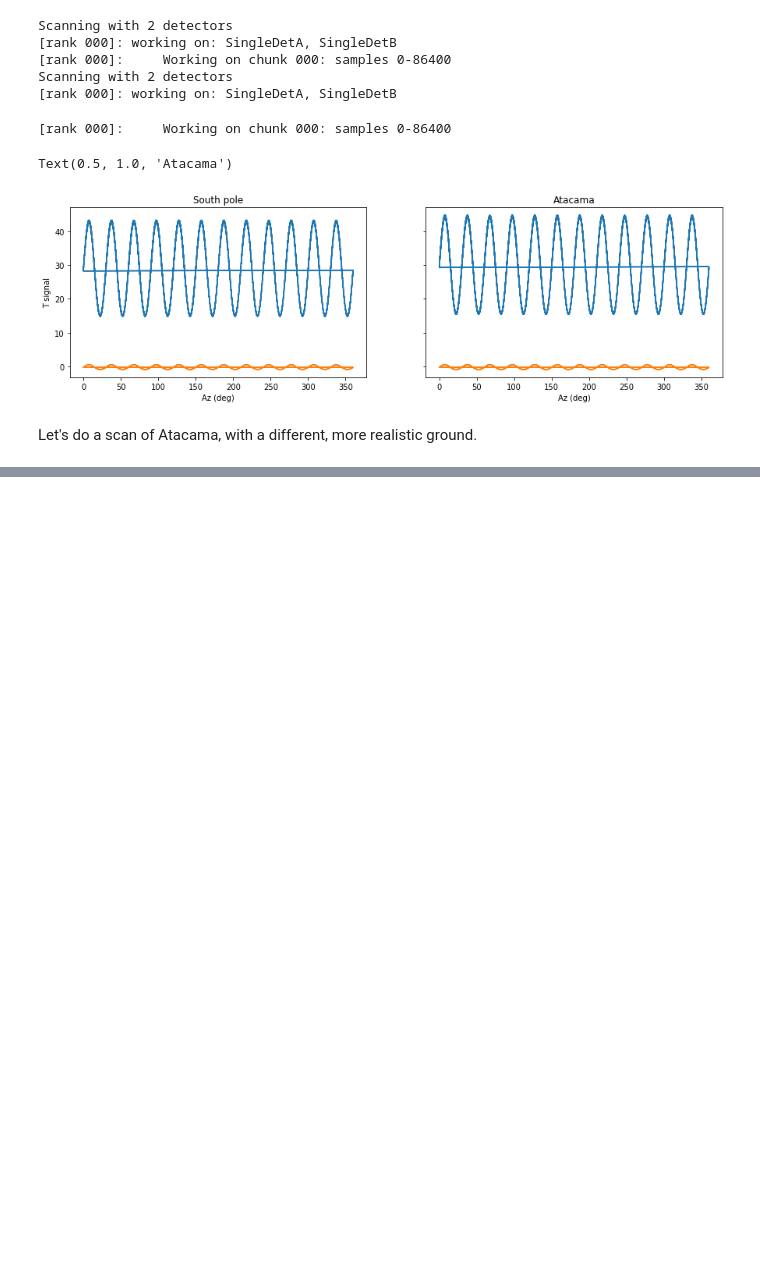
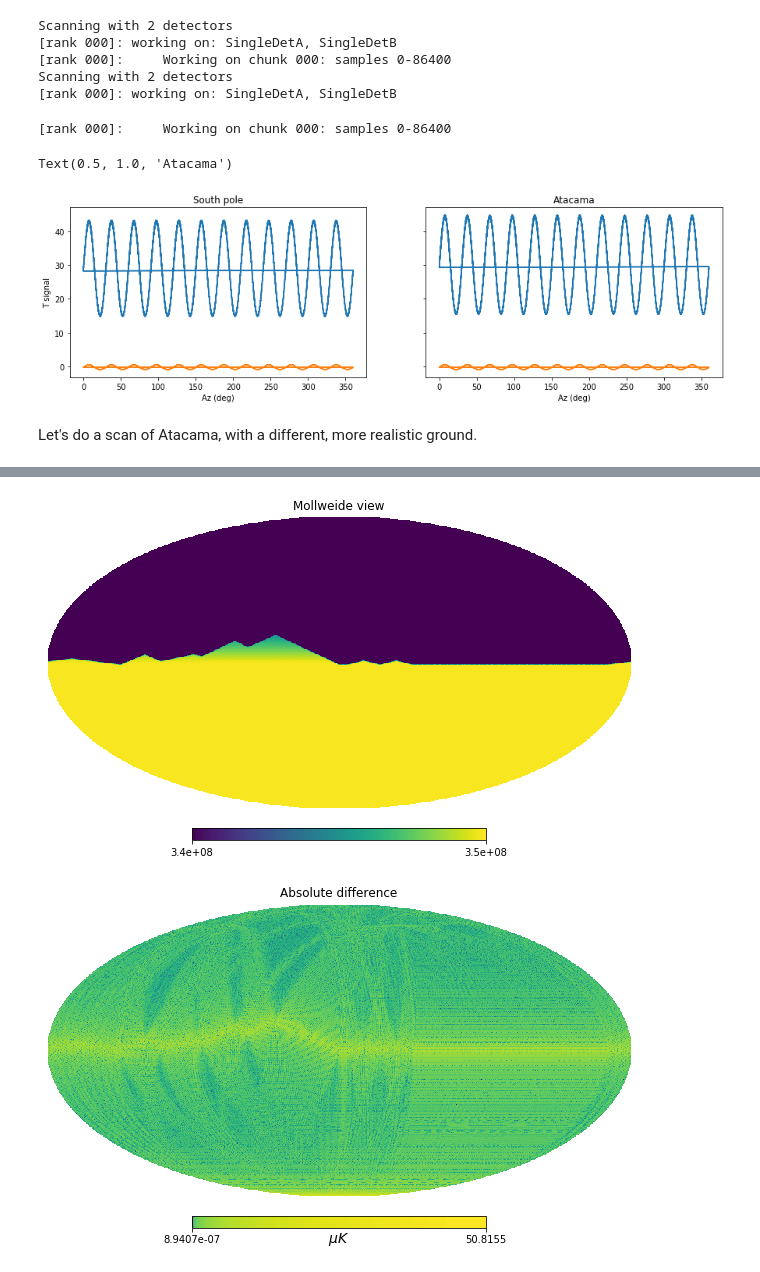
Before and after one commit to AdriJD/beamconv, a Jupyter notebook: notebooks/ground_ssn_scan.ipynb, the cells around one changed output, grey strips where cells are left out. Drawn from its saved outputs; the diff is of its cells as text; code cells hidden in the pictures; blank space fills up the shorter version.

```diff
--- a/notebooks/ground_ssn_scan.ipynb
+++ b/notebooks/ground_ssn_scan.ipynb
@@ -202,7 +202,7 @@ Text(0.5, 1.0, 'Atacama')
 # %% [markdown]
 Let's do a scan of Atacama, with a different, more realistic ground.
 # %%
-gata = hp.read_map('./ancillary/ground_ata95.fits')
+gata = hp.smoothing(hp.read_map('./ancillary/ground_ata95.fits'), fwhm=np.pi/180.)
 alm = hp.map2alm([gata, np.zeros_like(gata), np.zeros_like(gata)], lmax = lmax)
 
 beam_opts['po_file']='./ancillary/gaussian_with_sidelobe.npy'
@@ -250,0 +269,7 @@ Text(0, 0.5, 'tod signal')
+# %%
+hp.mollview(gata, min=3.4e8, max=3.5e8)
+hp.mollview(np.absolute(gata- hp.alm2map(alm, nside=512, lmax=lmax)[0]), norm='log',
+            title='Absolute difference', unit=r'$\mu K$')
+# %% [output]
+[figure, added]
+[figure, added]
```
Also changed, not shown: parts of 5 cells of this notebook.
